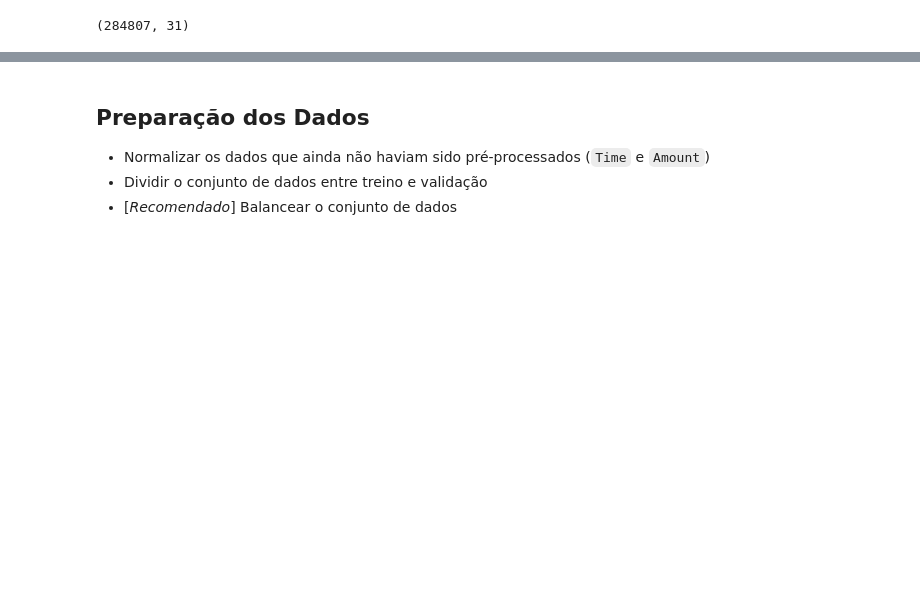
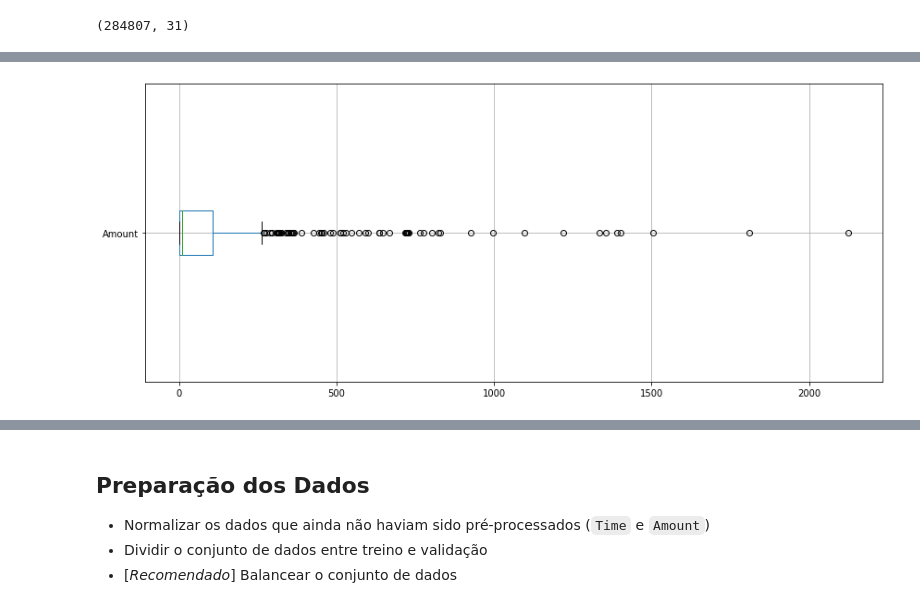
Before and after one commit to tvaditya/intro_ds_and_ml, a Jupyter notebook: [T_V_Aditya]_Detecção_de_Fraude_em_Cartões_de_Crédito.ipynb, the cells around one changed output, grey strips where cells are left out. Saved outputs shown, nothing was run; the diff lists cells and outputs as text; code cells hidden in the pictures; blank space fills up the shorter version.

```diff
--- a/[T_V_Aditya]_Detecção_de_Fraude_em_Cartões_de_Crédito.ipynb
+++ b/[T_V_Aditya]_Detecção_de_Fraude_em_Cartões_de_Crédito.ipynb
@@ -118,0 +136,8 @@ plt.show()
+# %%
+fig, ax = plt.subplots(figsize=(12,5))
+
+df.loc[df['Class']==1].boxplot(['Amount'], vert=False, ax=ax)
+
+plt.tight_layout()
+# %% [output]
+[figure, added]
```
Also changed, not shown: parts of 68 cells of this notebook.
